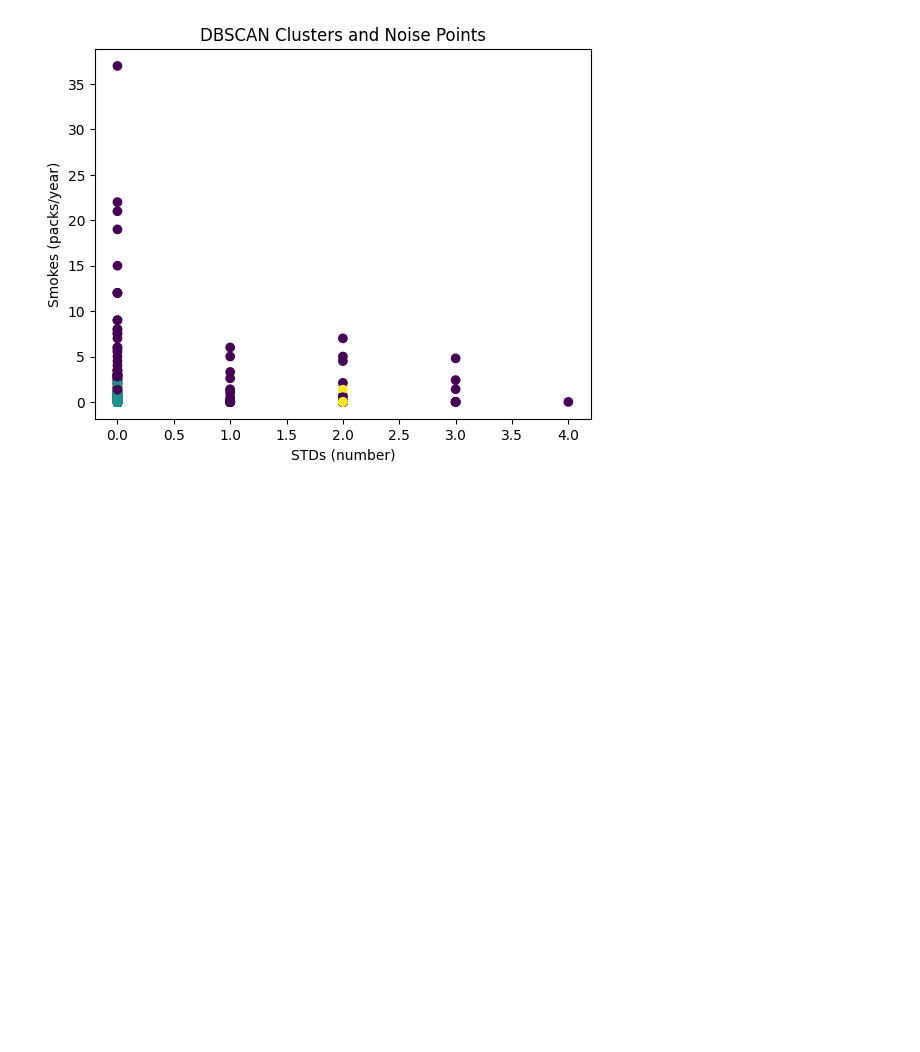
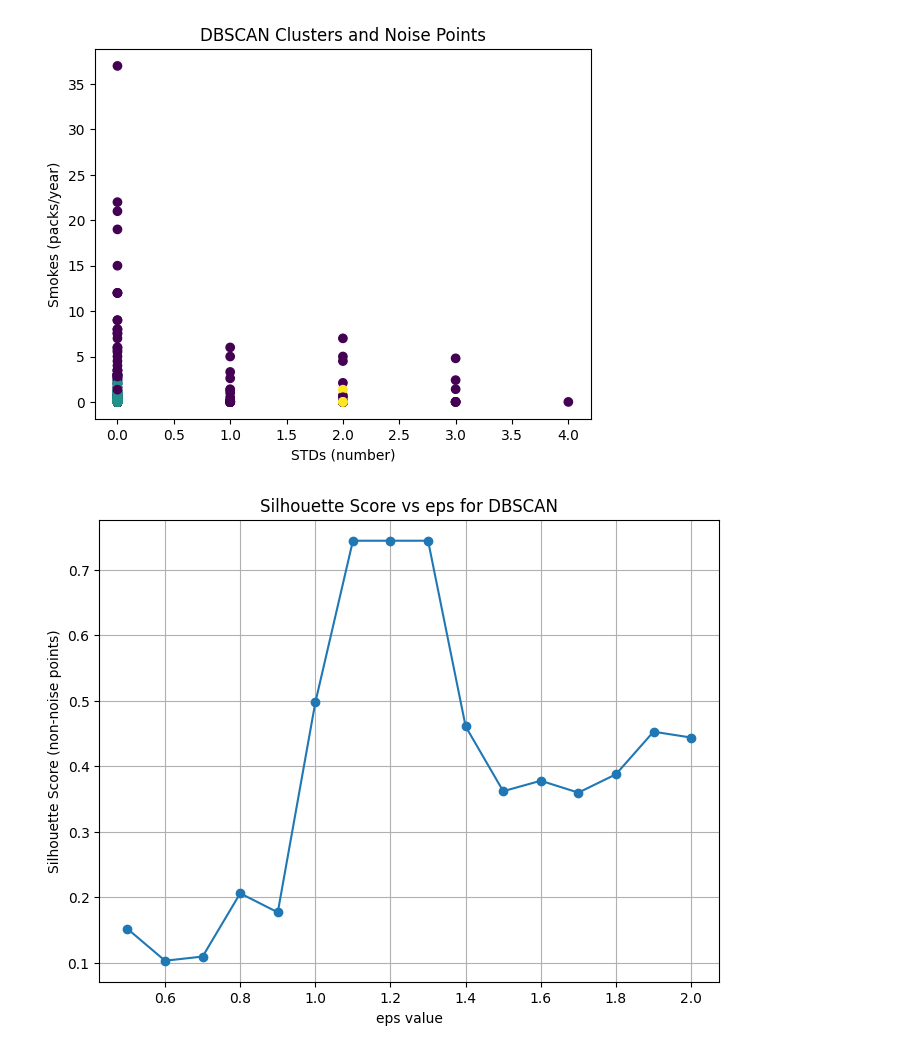
Before and after one commit to Jbaner/OMDSModC_Capstone_Project, a Jupyter notebook: OMDS_ModC_Week11_Banerjee_Jayeeta_Data2.ipynb, the cells around one changed output. Cells and saved outputs as stored; diff of their text form; code cells hidden in the pictures; blank space fills up the shorter version.

```diff
--- a/OMDS_ModC_Week11_Banerjee_Jayeeta_Data2.ipynb
+++ b/OMDS_ModC_Week11_Banerjee_Jayeeta_Data2.ipynb
@@ -556,3 +543,36 @@ plt.title("DBSCAN Clusters and Noise Points")
 plt.show()
 # %% [output]
 [figure]
+# %%
+# Scale the data
+X = StandardScaler().fit_transform(df_CivicalCancer_nw.drop(columns=["Biopsy"]))
+
+eps_values = np.arange(0.5, 2.1, 0.1)
+sil_scores = []
+
+for eps in eps_values:
+    db = DBSCAN(eps=eps, min_samples=5).fit(X)
+    labels = db.labels_
+
+    # Silhouette score requires at least 2 clusters (excluding noise)
+    if len(set(labels)) > 2 and -1 in labels:
+        # Compute silhouette only on non-noise points
+        mask = labels != -1
+        if len(set(labels[mask])) > 1:
+            score = silhouette_score(X[mask], labels[mask])
+        else:
+            score = np.nan
+    else:
+        score = np.nan
+
+    sil_scores.append(score)
+
+plt.figure(figsize=(8,6))
+plt.plot(eps_values, sil_scores, marker='o')
+plt.xlabel("eps value")
+plt.ylabel("Silhouette Score (non-noise points)")
+plt.title("Silhouette Score vs eps for DBSCAN")
+plt.grid(True)
+plt.show()
+# %% [output]
+[figure, added]
```
Also changed, not shown: parts of 3 cells of this notebook.
